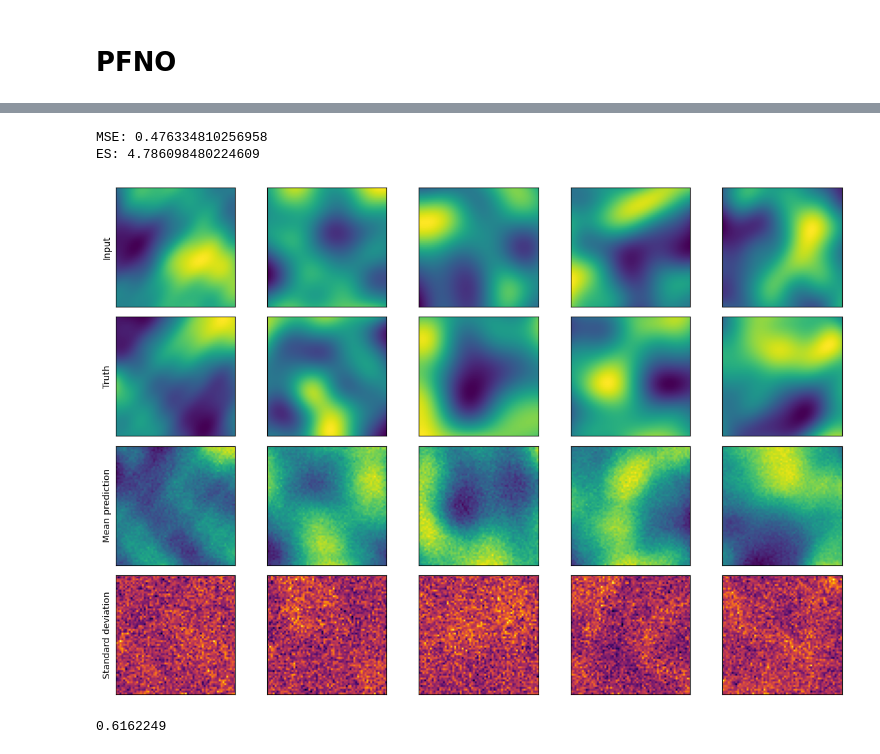
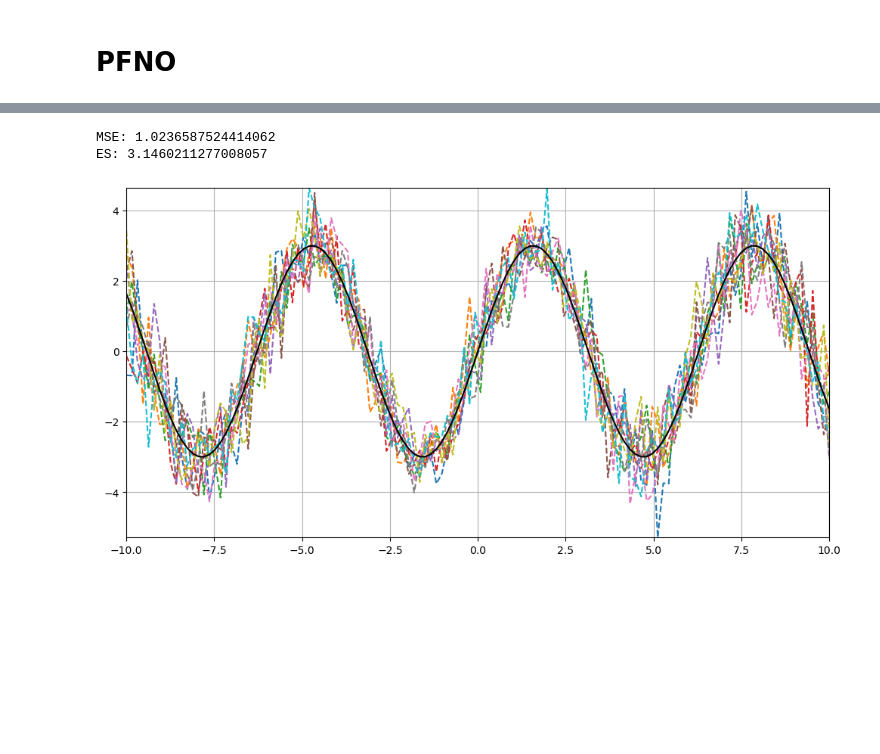
Before and after one commit to cbuelt/pfno, a Jupyter notebook: grf_test.ipynb, the cells around one changed output, grey strips where cells are left out. Cells and saved outputs as stored; diff of their text form; code cells hidden in the pictures; blank space fills up the shorter version.

```diff
--- a/grf_test.ipynb
+++ b/grf_test.ipynb
@@ -293,51 +289,34 @@ with torch.no_grad():
     for sample in test_loader:
         x = sample["x"].to(device)
         y = sample["y"].to(device)
-        out = sample_model(x, n_samples = 50).detach().cpu()
+        out = sample_model(x, n_samples = 500).detach().cpu()
         pred.append( out )
 
 
 pred = torch.cat((pred))
-mse = F.mse_loss(pred.mean(axis = -1).view(-1, size_x, size_x), y_test.view(-1, size_x, size_x)).item()
+mse = F.mse_loss(pred.mean(axis = -1).view(-1, size_x), y_test.view(-1, size_x)).item()
 es = energy_score(pred, y_test).item()
 
 print('MSE:', mse)
 print('ES:', es)
 # %% [output]
-MSE: 0.476334810256958
-ES: 4.786098480224609
+MSE: 1.0236587524414062
+ES: 3.1460211277008057
-# %%
-x_test, y_test = test_data
-# %%
-
-n_samples = np.random.randint(0,ntest,5)
-
-""" Plotting """
-fig, axs = plt.subplots(4, 5, figsize = (12, 8))
-index = 0
-for i, sample in enumerate(n_samples):
-        axs[0,i].imshow(x_test[sample,0].cpu().numpy())
-        axs[1,i].imshow(y_test[sample,0].cpu().numpy())
-        axs[2,i].imshow(pred[sample,0].cpu().numpy().mean(axis = -1))
-        axs[3,i].imshow(pred[sample,0].cpu().numpy().std(axis = -1), cmap = "inferno")
-
-for ax in axs.flatten():
-    ax.set_xticks([])
-    ax.set_yticks([])
-    ax.margins(0)
-
-axs[0,0].set_ylabel('Input')
-axs[1,0].set_ylabel('Truth')
-axs[2,0].set_ylabel('Mean prediction')
-axs[3,0].set_ylabel('Standard deviation')
-
-fig.tight_layout()
-# %% [output]
-[figure, removed]
-# %%
-pred[:,0].cpu().numpy().std(axis = -1).mean()
-# %% [output]
-0.6162249
+# %%
+colormap = plt.cm.jet
+colors = [colormap(i) for i in np.linspace(0, 1, 5)]
+
+""" Plotting """
+fig, axs = plt.subplots(figsize = (12, 6))
+for i, sample in enumerate(np.random.choice(500,10)):
+    axs.plot(x_grid,pred[0,0,:,sample].cpu().numpy(), '--', label='Prediction')
+    index += 1
+axs.plot(x_grid,true_func, color = "black")
+
+axs.grid(True)
+axs.margins(0)
+# %% [output]
+[figure, added]
 # %%
 # Comparison
 print('MSE-Dropout:', mse_dropout)
```
Also changed, not shown: parts of 24 cells of this notebook, 1 other file.
